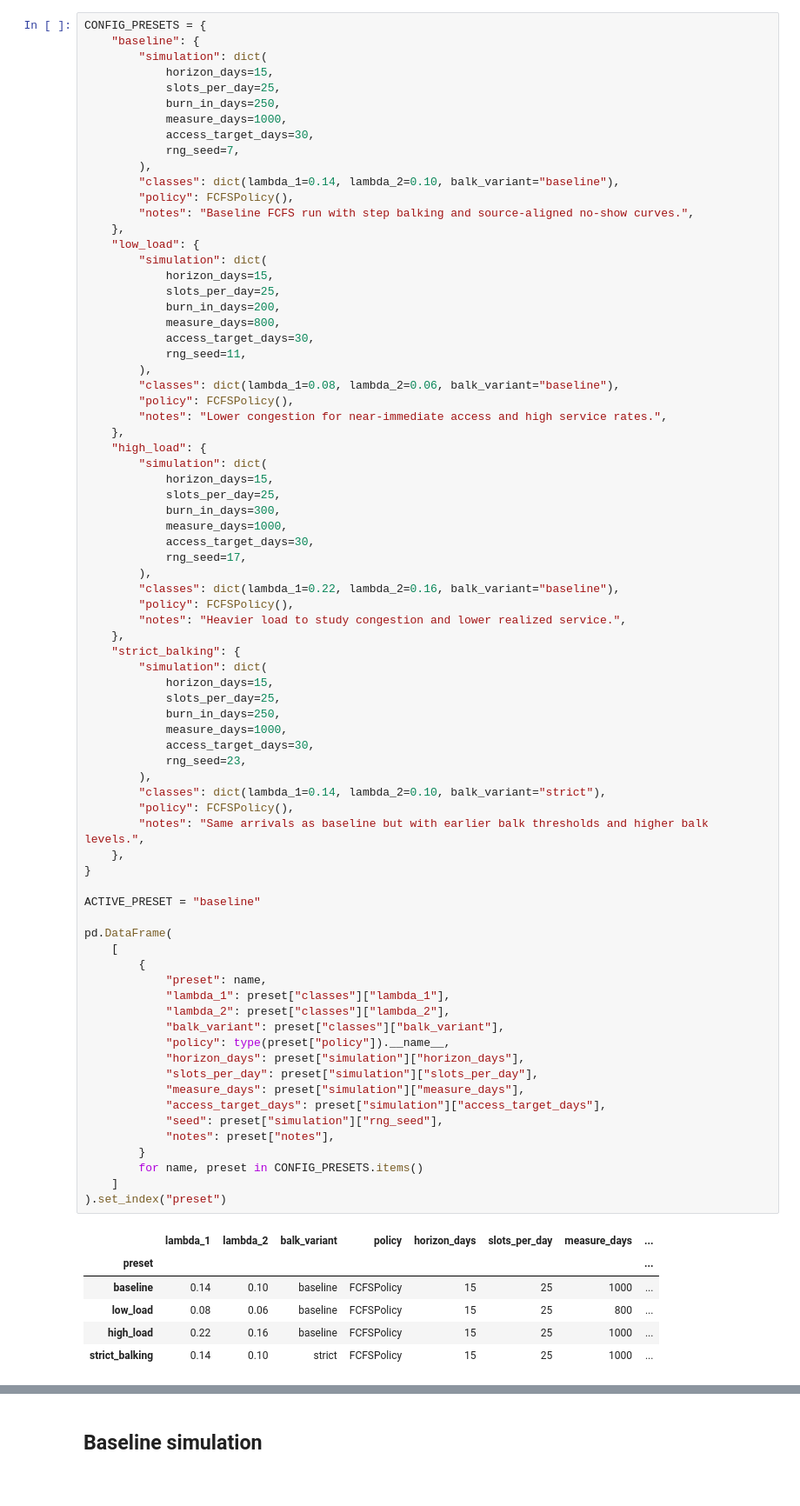
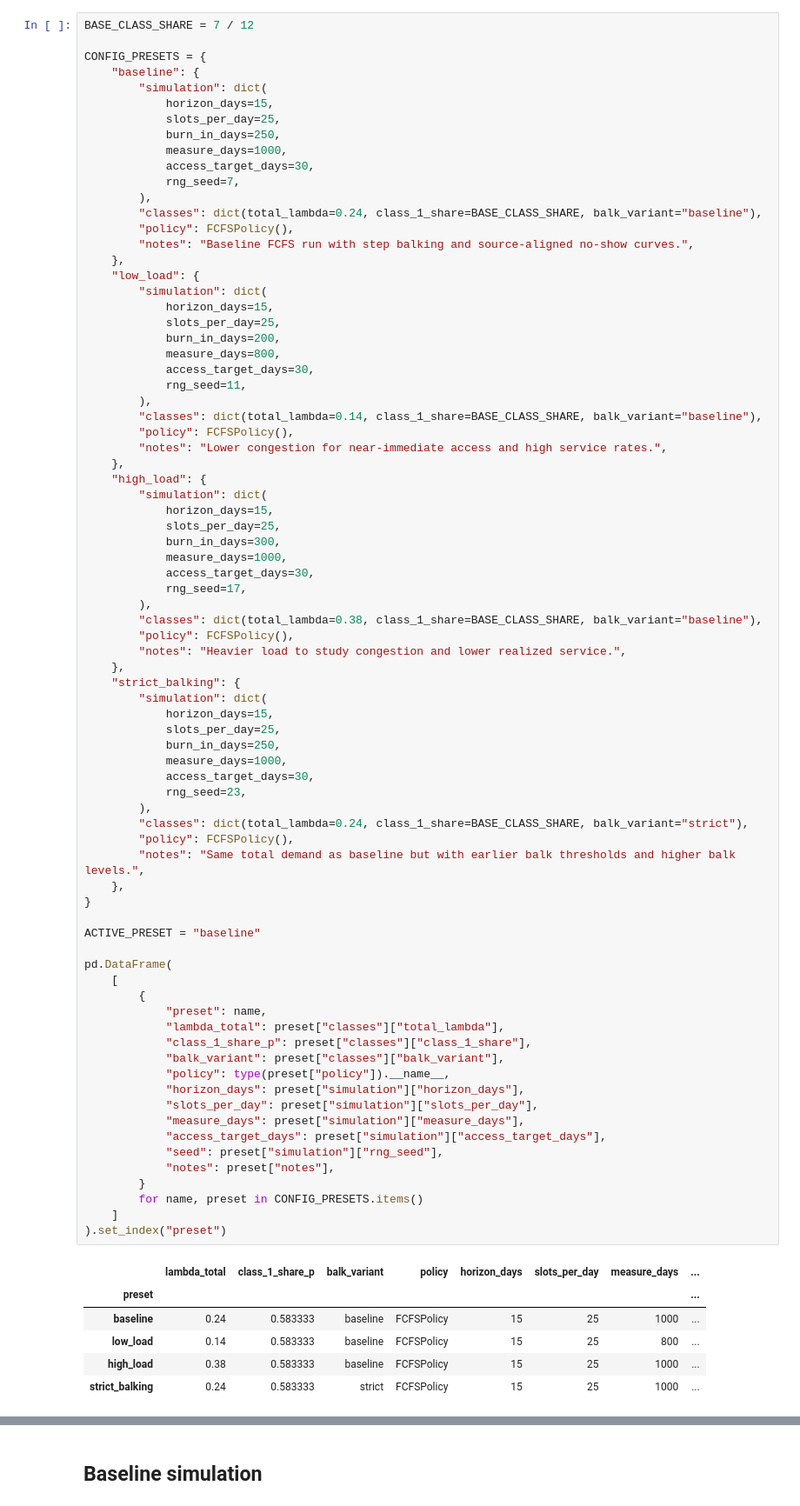
Before and after one commit to alexandre-sdd/research_cuimc_queuing, a Jupyter notebook: Notebooks/simulation.ipynb, the cells around one changed output, grey strips where cells are left out. Shown at 87% size. Drawn from its saved outputs; the diff is of its cells as text.

```diff
--- a/Notebooks/simulation.ipynb
+++ b/Notebooks/simulation.ipynb
@@ -48,4 +55,6 @@ The active preset sets the simulation configuration, the patient-class parameter
 # %%
+BASE_CLASS_SHARE = 7 / 12
+
 CONFIG_PRESETS = {
     "baseline": {
         "simulation": dict(
@@ -56,7 +65,7 @@ CONFIG_PRESETS = {
             access_target_days=30,
             rng_seed=7,
         ),
-        "classes": dict(lambda_1=0.14, lambda_2=0.10, balk_variant="baseline"),
+        "classes": dict(total_lambda=0.24, class_1_share=BASE_CLASS_SHARE, balk_variant="baseline"),
         "policy": FCFSPolicy(),
         "notes": "Baseline FCFS run with step balking and source-aligned no-show curves.",
     },
@@ -69,7 +78,7 @@ CONFIG_PRESETS = {
             access_target_days=30,
             rng_seed=11,
         ),
-        "classes": dict(lambda_1=0.08, lambda_2=0.06, balk_variant="baseline"),
+        "classes": dict(total_lambda=0.14, class_1_share=BASE_CLASS_SHARE, balk_variant="baseline"),
         "policy": FCFSPolicy(),
         "notes": "Lower congestion for near-immediate access and high service rates.",
     },
@@ -82,7 +91,7 @@ CONFIG_PRESETS = {
             access_target_days=30,
             rng_seed=17,
         ),
-        "classes": dict(lambda_1=0.22, lambda_2=0.16, balk_variant="baseline"),
+        "classes": dict(total_lambda=0.38, class_1_share=BASE_CLASS_SHARE, balk_variant="baseline"),
         "policy": FCFSPolicy(),
         "notes": "Heavier load to study congestion and lower realized service.",
     },
@@ -91,41 +100,41 @@ CONFIG_PRESETS = {
             horizon_days=15,
             slots_per_day=25,
             burn_in_days=250,
             measure_days=1000,
             access_target_days=30,
             rng_seed=23,
         ),
-        "classes": dict(lambda_1=0.14, lambda_2=0.10, balk_variant="strict"),
+        "classes": dict(total_lambda=0.24, class_1_share=BASE_CLASS_SHARE, balk_variant="strict"),
         "policy": FCFSPolicy(),
-        "notes": "Same arrivals as baseline but with earlier balk thresholds and higher balk levels.",
+        "notes": "Same total demand as baseline but with earlier balk thresholds and higher balk levels.",
     },
 }
 
 ACTIVE_PRESET = "baseline"
 
 pd.DataFrame(
     [
         {
             "preset": name,
-            "lambda_1": preset["classes"]["lambda_1"],
-            "lambda_2": preset["classes"]["lambda_2"],
+            "lambda_total": preset["classes"]["total_lambda"],
+            "class_1_share_p": preset["classes"]["class_1_share"],
             "balk_variant": preset["classes"]["balk_variant"],
             "policy": type(preset["policy"]).__name__,
             "horizon_days": preset["simulation"]["horizon_days"],
             "slots_per_day": preset["simulation"]["slots_per_day"],
             "measure_days": preset["simulation"]["measure_days"],
             "access_target_days": preset["simulation"]["access_target_days"],
             "seed": preset["simulation"]["rng_seed"],
             "notes": preset["notes"],
         }
         for name, preset in CONFIG_PRESETS.items()
     ]
 ).set_index("preset")
 # %% [output]
-|  | lambda_1 | lambda_2 | balk_variant | policy | horizon_days | slots_per_day | measure_days | ... |
+|  | lambda_total | class_1_share_p | balk_variant | policy | horizon_days | slots_per_day | measure_days | ... |
 | preset |  |  |  |  |  |  |  | ... |
-| baseline | 0.14 | 0.10 | baseline | FCFSPolicy | 15 | 25 | 1000 | ... |
-| low_load | 0.08 | 0.06 | baseline | FCFSPolicy | 15 | 25 | 800 | ... |
-| high_load | 0.22 | 0.16 | baseline | FCFSPolicy | 15 | 25 | 1000 | ... |
-| strict_balking | 0.14 | 0.10 | strict | FCFSPolicy | 15 | 25 | 1000 | ... |
+| baseline | 0.24 | 0.583333 | baseline | FCFSPolicy | 15 | 25 | 1000 | ... |
+| low_load | 0.14 | 0.583333 | baseline | FCFSPolicy | 15 | 25 | 800 | ... |
+| high_load | 0.38 | 0.583333 | baseline | FCFSPolicy | 15 | 25 | 1000 | ... |
+| strict_balking | 0.24 | 0.583333 | strict | FCFSPolicy | 15 | 25 | 1000 | ... |
 # %%
```
Also changed, not shown: parts of 8 cells of this notebook, 15 other files.
